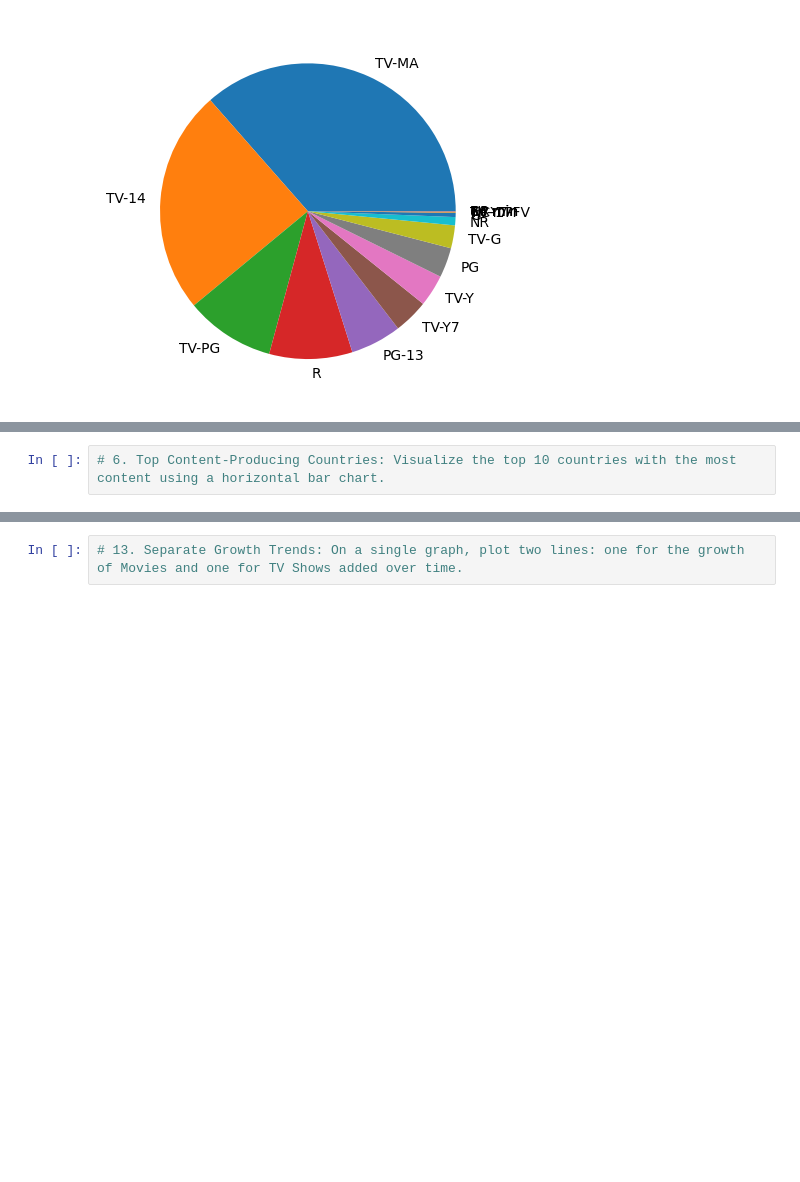
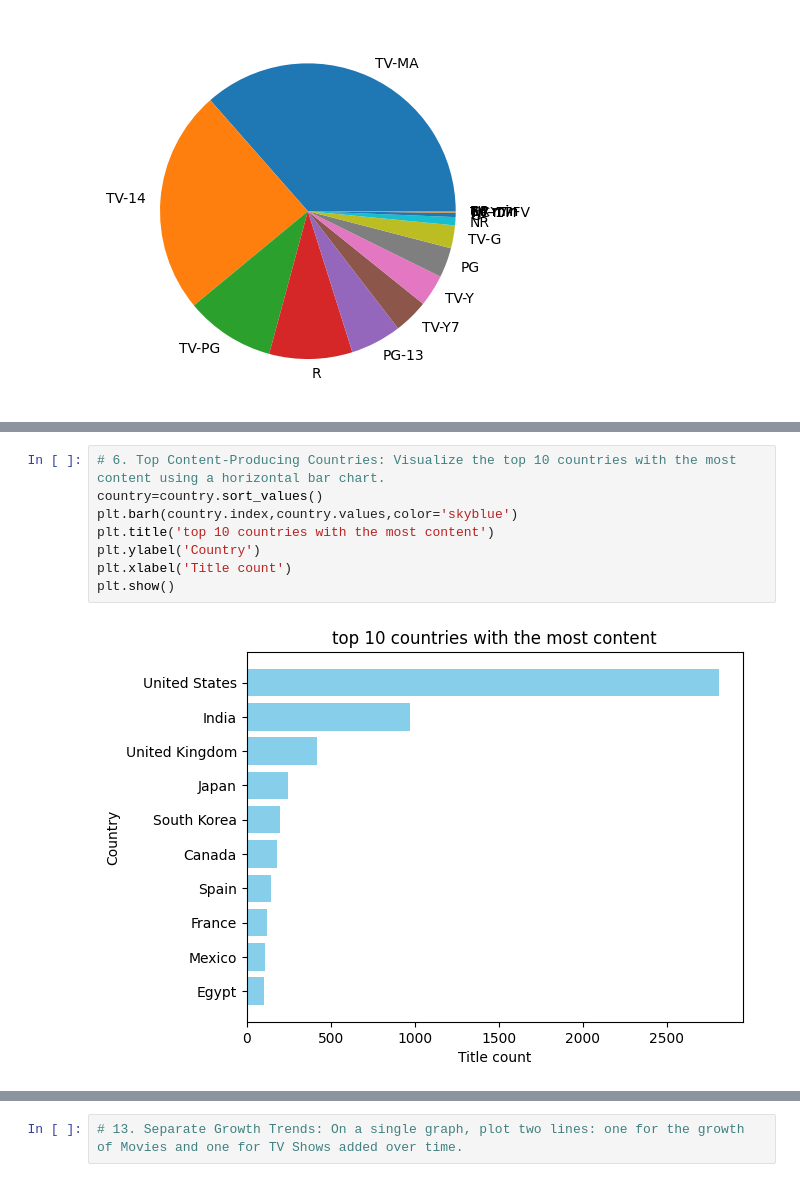
Before and after one commit to Ansh-Patoliya/python_learning, a Jupyter notebook: Project/netflix_data_analysis/netflix_data_analysis.ipynb, the cells around one changed output, grey strips where cells are left out. Saved outputs shown, nothing was run; the diff lists cells and outputs as text; blank space fills up the shorter version.

```diff
--- a/Project/netflix_data_analysis/netflix_data_analysis.ipynb
+++ b/Project/netflix_data_analysis/netflix_data_analysis.ipynb
@@ -639,3 +655,11 @@ plt.show()
 # %%
 # 6. Top Content-Producing Countries: Visualize the top 10 countries with the most content using a horizontal bar chart.
+country=country.sort_values()
+plt.barh(country.index,country.values,color='skyblue')
+plt.title('top 10 countries with the most content')
+plt.ylabel('Country')
+plt.xlabel('Title count')
+plt.show()
+# %% [output]
+[figure, added]
 # %%
```
Also changed, not shown: parts of 8 cells of this notebook, 2 other files.
